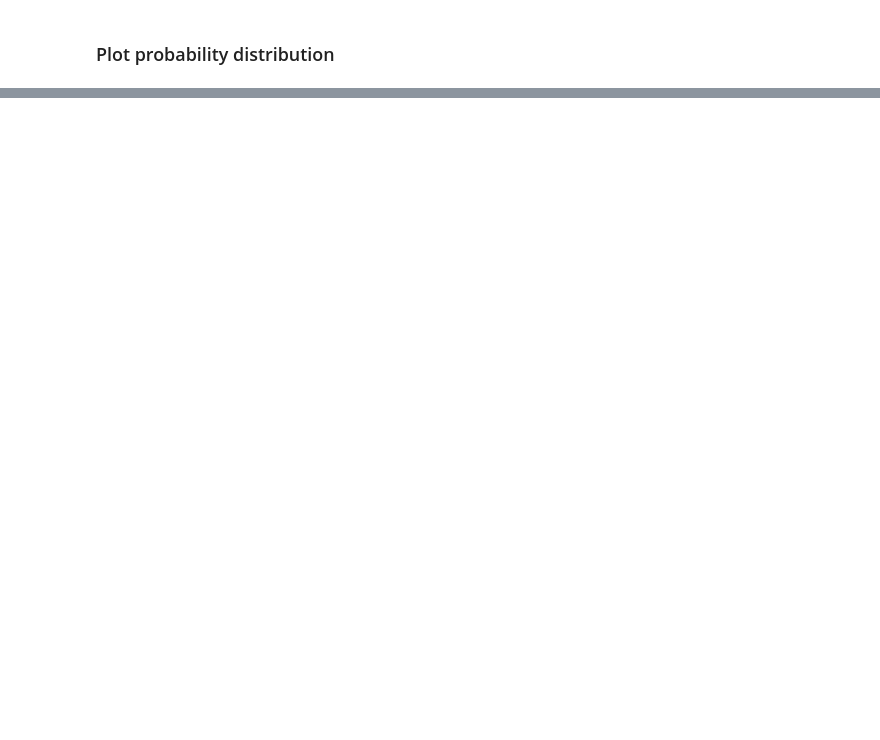
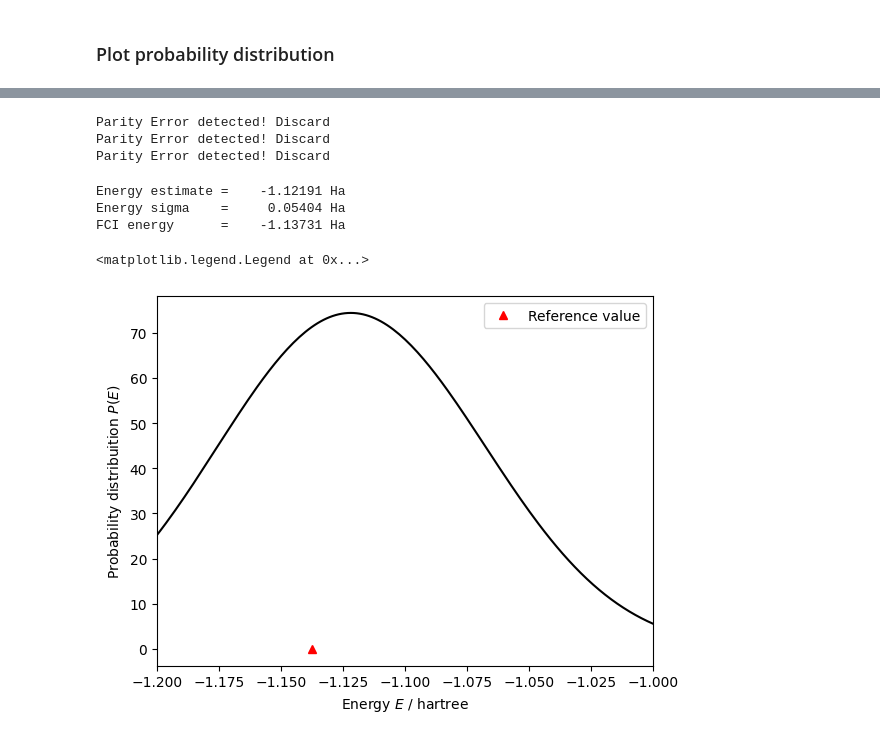
Before and after one commit to Karl-JT/SCA25-NVIDIA-Quantum-Workshop, a Jupyter notebook: Quantinuum/qpe_cudaq_iceberg.ipynb, the cells around one changed output, grey strips where cells are left out. Drawn from its saved outputs; the diff is of its cells as text; code cells hidden in the pictures; blank space fills up the shorter version.

```diff
--- a/Quantinuum/qpe_cudaq_iceberg.ipynb
+++ b/Quantinuum/qpe_cudaq_iceberg.ipynb
@@ -400,0 +527,4 @@ plt.legend()
+# %%
+# this is needed for noisy simulations
+cudaq.reset_target()
+cudaq.set_target("density-matrix-cpu")
@@ -400,0 +547,51 @@ plt.legend()
+# %%
+# Execute the QPE circuits.
+results = []
+for k,b in zip(k_list,beta_list):
+    rb = -pi/2*b  # rescaling needed for beta
+    results.append(cudaq.sample(qpe_iceberg, k, rb, 4, shots_count=1, noise_model=cudaq_noise_model))
+# %%
+# Interpret the encoded results back in the logical space.
+logical_results = [get_decoded_result(r) for r in results]
+# %% [output]
+Parity Error detected! Discard
+Parity Error detected! Discard
+Parity Error detected! Discard
+# %%
+# Prepare the uniform prior distribution.
+n_grid_points = 2**14
+phi = np.linspace(-1, 1, n_grid_points + 1)[:-1]
+prior = np.ones_like(phi)
+
+posterior = bayesian_update(
+    phi,
+    prior,
+    k_list,
+    beta_list,
+    logical_results,
+    error_rate=error_rate_func,
+)
+# %%
+mu, sigma = get_mu_and_sigma(posterior, phi=phi)
+mu_energy = -mu / DELTAT
+sigma_energy = sigma / DELTAT
+print(f"Energy estimate = {mu_energy:11.5f} Ha")
+print(f"Energy sigma    = {sigma_energy:11.5f} Ha")
+print(f"FCI energy      = {FCI_ENERGY:11.5f} Ha")
+# %% [output]
+Energy estimate =    -1.12191 Ha
+Energy sigma    =     0.05404 Ha
+FCI energy      =    -1.13731 Ha
+# %%
+import matplotlib.pyplot as plt
+
+x_energy = -phi / DELTAT
+plt.plot(x_energy, posterior, "k-")
+plt.xlim([-1.2,-1.0])
+plt.plot(FCI_ENERGY, 0, "r^", label="Reference value")
+plt.xlabel(r"Energy $E$ / hartree")
+plt.ylabel(r"Probability distribuition $P(E)$")
+plt.legend()
+# %% [output]
+<matplotlib.legend.Legend at 0x...>
+[figure, added]
```
Also changed, not shown: parts of 69 cells of this notebook, 1 other file.
